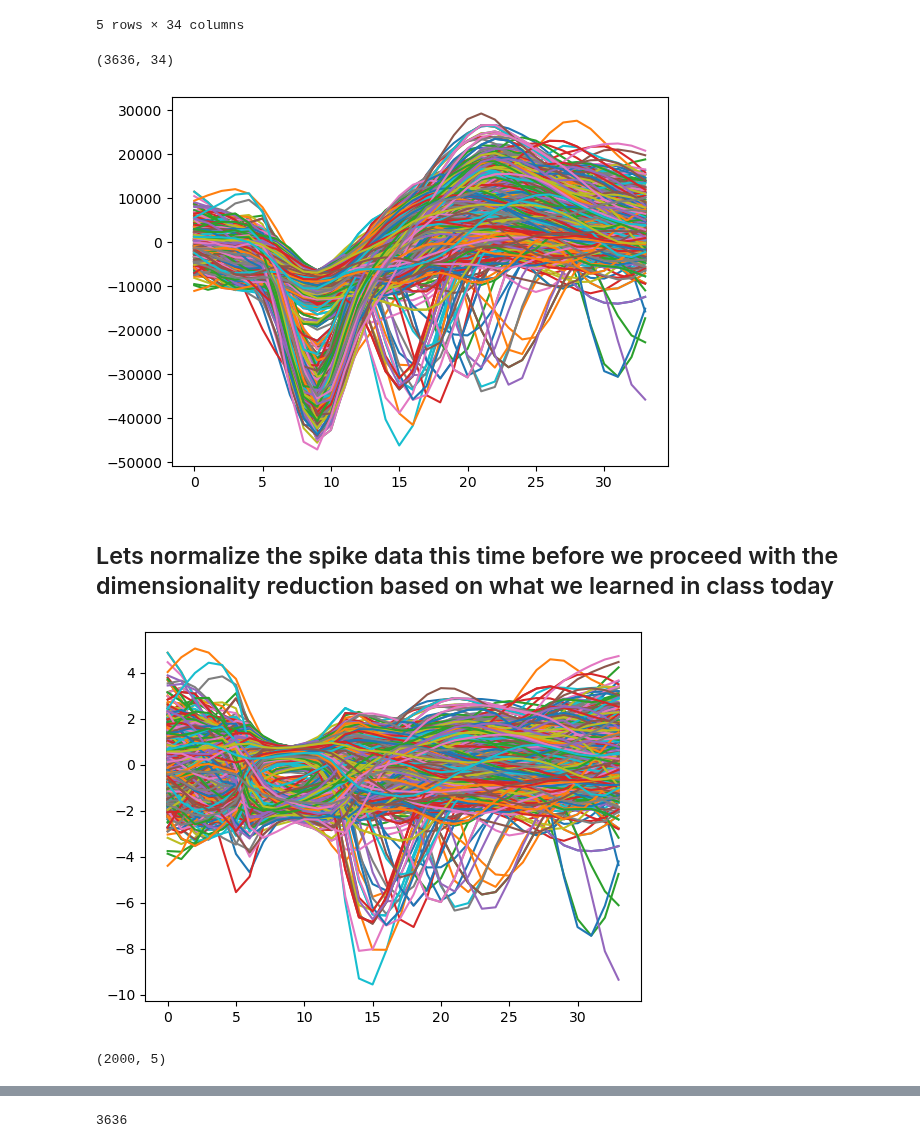
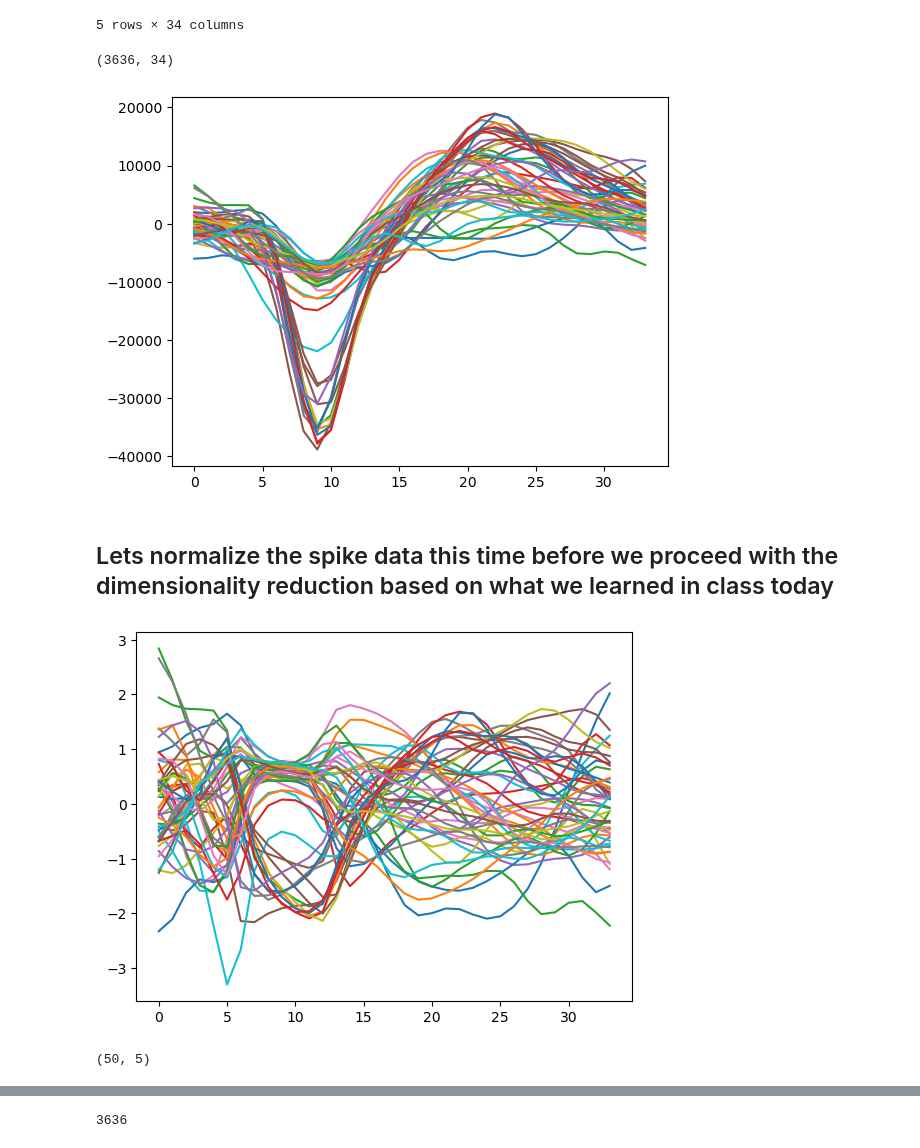
Before and after one commit to menonpg/bioeng2390_ai_in_healthcare, a Jupyter notebook: Week06/Dimensionality Reduction for Time Series Classification.ipynb, the cells around one changed output, grey strips where cells are left out. Saved outputs shown, nothing was run; the diff lists cells and outputs as text; code cells hidden in the pictures.

```diff
--- a/Week06/Dimensionality Reduction for Time Series Classification.ipynb
+++ b/Week06/Dimensionality Reduction for Time Series Classification.ipynb
@@ -42,18 +44,18 @@ df.head()
 # %%
 spike_data = df.to_numpy()
 print(np.shape(spike_data))
 
 # Create a random list of 50 signals out of the 3636 recordings and then plot these over time (column axis)
 listRand = []
-for i in range(2000):
+for i in range(50):
   listRand.append(random.randint(0,np.shape(spike_data)[0]))
 
 plt.plot( spike_data[listRand,:].T)
 
 plt.show()
 # %% [output]
 (3636, 34)
-[figure, old version]
+[figure, new version]
 # %% [markdown]
 ## Lets normalize the spike data this time before we proceed with the dimensionality reduction based on what we learned in class today
 # %%
@@ -65,7 +67,7 @@ plt.plot( spike_data[listRand,:].T)
 
 plt.show()
 # %% [output]
-[figure, old version]
+[figure, new version]
 # %%
 #To initialize a PCA class instance
 k = 5
@@ -90,7 +92,7 @@ example_pca_relative_variance = pca_example.explained_variance_ratio_
 # %%
 projections.shape
 # %% [output]
-(2000, 5)
+(50, 5)
 # %%
 ##PCA
 fig = plt.figure(figsize=(18,7))
```
Also changed, not shown: parts of 9 cells of this notebook, 3 other files.
